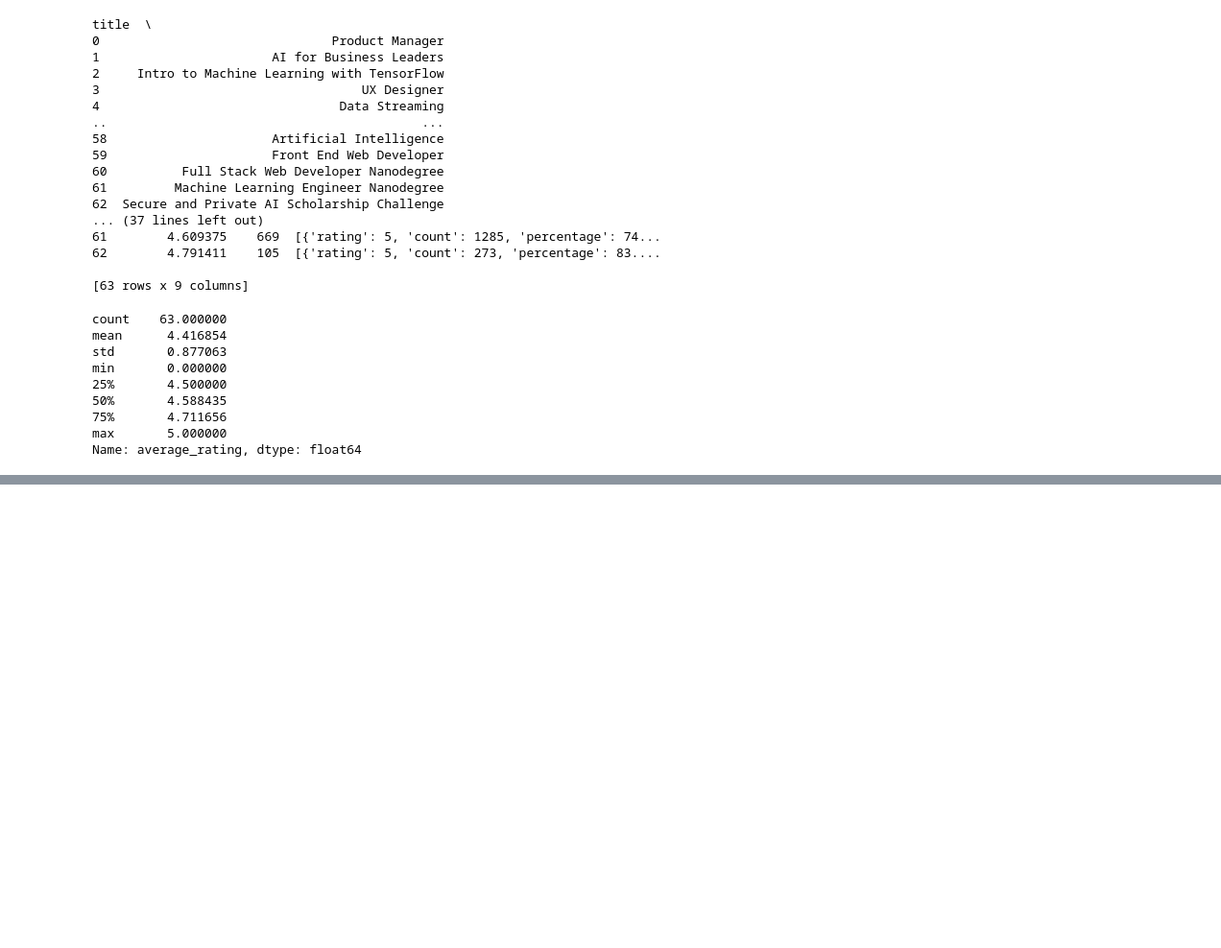
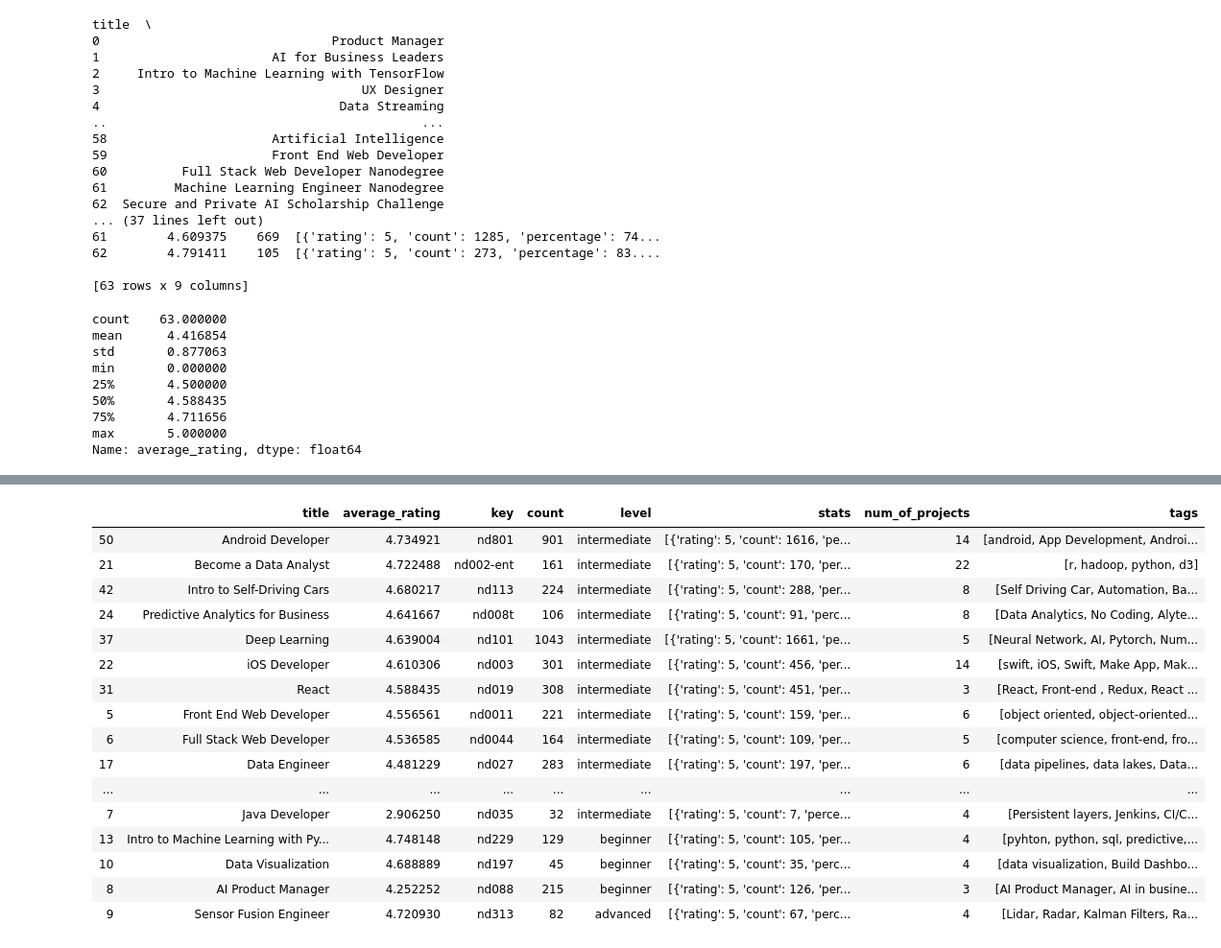
Before and after one commit to denistsoi/udacity-reviews, a Jupyter notebook: main.ipynb, the cells around one changed output, grey strips where cells are left out. Shown: that part at 96% size. Drawn from its saved outputs; the diff is of its cells as text; code cells hidden in the pictures; blank space fills up the shorter version.

Commit message:
ADD: clean df for capitalised levels; show dfs based on level;

```diff
--- a/main.ipynb
+++ b/main.ipynb
@@ -7,7 +7,7 @@ with open("./data/processed.json") as data_file:
     json_data = json.load(data_file)
 
     affiliates = [d.get("affiliates") for d in json_data]
-    keys = [d.get("key") for d in json_data]
+    key = [d.get("key") for d in json_data]
     title = [d.get("title") for d in json_data]
     level = [d.get("level") for d in json_data]
     num_of_projects = [d.get("num_of_projects") for d in json_data]
@@ -20,7 +20,7 @@ with open("./data/processed.json") as data_file:
     data = {
         "title": title,
         "affiliates": affiliates,
-        "keys": keys,
+        "key": key,
         "level": level,
         "num_of_projects": num_of_projects,
         "tags": tags,
@@ -29,7 +29,7 @@ with open("./data/processed.json") as data_file:
         "stats": stats,
     }
 
-    df = pd.DataFrame(data, columns = ["title", "affiliates", "keys", "level", "num_of_projects", "tags", "average_rating", "count", "stats"])
+    df = pd.DataFrame(data, columns = ["title", "affiliates", "key", "level", "num_of_projects", "tags", "average_rating", "count", "stats"])
 
     print(df)
 
@@ -84,0 +83,10 @@ df_ratings.nlargest(3, "average_rating").plot.bar(x = "title", y = "average_rati
+# %%
+
+# slice data to work with dataframe better
+# and drop none values
+
+new_df = df[
+    ["title", "average_rating", "key", "count", "level", "stats", "num_of_projects", "tags"]
+].dropna()
+
+print(new_df)
@@ -84,0 +124,20 @@ df_ratings.nlargest(3, "average_rating").plot.bar(x = "title", y = "average_rati
+# %%
+
+# looks like advanced / beginner and intermediate have duplicate entries in levels
+# should fix that but can't be bothered right now
+
+# Todo
+# lets filter the df by removing num_of_projects
+filtered_df = new_df.loc[new_df["num_of_projects"] > 0]
+
+
+# filtered_df
+# lets sort the projects by rating
+# (using pandas 1.0.0 - we need to use .sort_values instead of .sort)
+sorted_df = filtered_df.sort_values(by =["average_rating"], ascending=False)
+
+
+# lets now sort the sorted_df by average_rating, count, level and num_of_projects
+sorted_df = sorted_df.sort_values(by = ["level", "average_rating", "count", "num_of_projects"], ascending = False)
+
+sorted_df.head()
@@ -84,0 +151,26 @@ df_ratings.nlargest(3, "average_rating").plot.bar(x = "title", y = "average_rati
+# %%
+# lets now handle the level where it is capitalized
+
+sorted_df.loc[sorted_df["level"].str.contains("Advanced"), "level"] = "advanced"
+sorted_df.loc[sorted_df["level"].str.contains("Intermediate"), "level"] = "intermediate"
+sorted_df.loc[sorted_df["level"].str.contains("Beginner"), "level"] = "beginner"
+
+sorted_df
+# %% [output]
+|  | title | average_rating | key | count | level | stats | num_of_projects | tags |
+| 50 | Android Developer | 4.734921 | nd801 | 901 | intermediate | [{'rating': 5, 'count': 1616, 'pe... | 14 | [android, App Development, Androi... |
+| 21 | Become a Data Analyst | 4.722488 | nd002-ent | 161 | intermediate | [{'rating': 5, 'count': 170, 'per... | 22 | [r, hadoop, python, d3] |
+| 42 | Intro to Self-Driving Cars | 4.680217 | nd113 | 224 | intermediate | [{'rating': 5, 'count': 288, 'per... | 8 | [Self Driving Car, Automation, Ba... |
+| 24 | Predictive Analytics for Business | 4.641667 | nd008t | 106 | intermediate | [{'rating': 5, 'count': 91, 'perc... | 8 | [Data Analytics, No Coding, Alyte... |
+| 37 | Deep Learning | 4.639004 | nd101 | 1043 | intermediate | [{'rating': 5, 'count': 1661, 'pe... | 5 | [Neural Network, AI, Pytorch, Num... |
+| 22 | iOS Developer | 4.610306 | nd003 | 301 | intermediate | [{'rating': 5, 'count': 456, 'per... | 14 | [swift, iOS, Swift, Make App, Mak... |
+| 31 | React | 4.588435 | nd019 | 308 | intermediate | [{'rating': 5, 'count': 451, 'per... | 3 | [React, Front-end , Redux, React ... |
+| 5 | Front End Web Developer | 4.556561 | nd0011 | 221 | intermediate | [{'rating': 5, 'count': 159, 'per... | 6 | [object oriented, object-oriented... |
+| 6 | Full Stack Web Developer | 4.536585 | nd0044 | 164 | intermediate | [{'rating': 5, 'count': 109, 'per... | 5 | [computer science, front-end, fro... |
+| 17 | Data Engineer | 4.481229 | nd027 | 283 | intermediate | [{'rating': 5, 'count': 197, 'per... | 6 | [data pipelines, data lakes, Data... |
+| ... | ... | ... | ... | ... | ... | ... | ... | ... |
+| 7 | Java Developer | 2.906250 | nd035 | 32 | intermediate | [{'rating': 5, 'count': 7, 'perce... | 4 | [Persistent layers, Jenkins, CI/C... |
+| 13 | Intro to Machine Learning with Py... | 4.748148 | nd229 | 129 | beginner | [{'rating': 5, 'count': 105, 'per... | 4 | [pyhton, python, sql, predictive,... |
+| 10 | Data Visualization | 4.688889 | nd197 | 45 | beginner | [{'rating': 5, 'count': 35, 'perc... | 4 | [data visualization, Build Dashbo... |
+| 8 | AI Product Manager | 4.252252 | nd088 | 215 | beginner | [{'rating': 5, 'count': 126, 'per... | 3 | [AI Product Manager, AI in busine... |
+| 9 | Sensor Fusion Engineer | 4.720930 | nd313 | 82 | advanced | [{'rating': 5, 'count': 67, 'perc... | 4 | [Lidar, Radar, Kalman Filters, Ra... |
```
Also changed, not shown: parts of 11 cells of this notebook.
